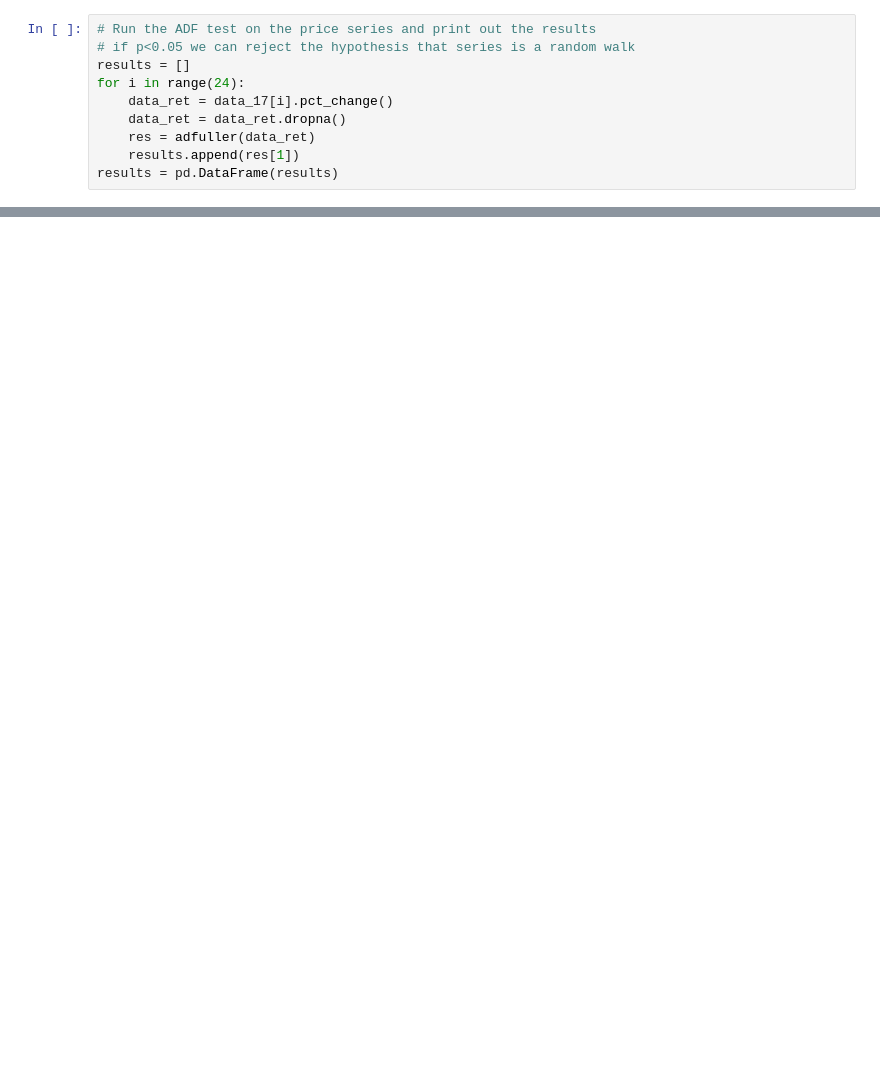
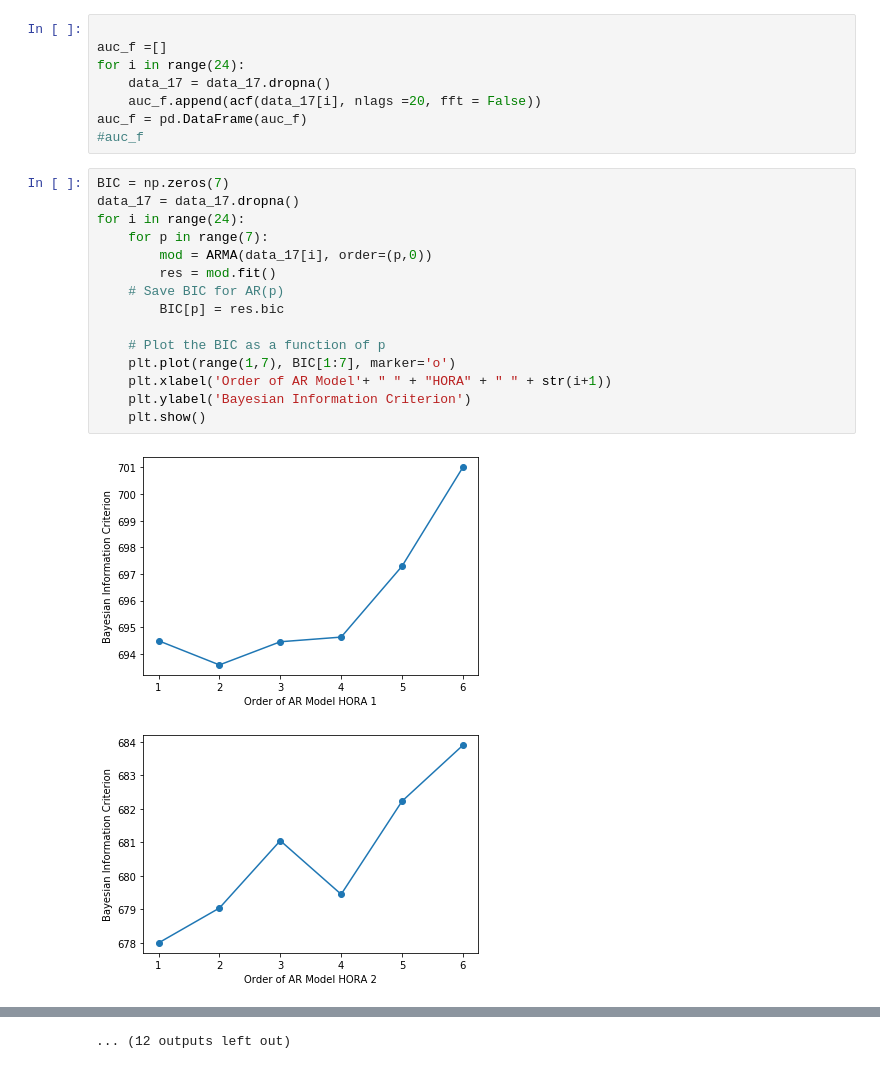
Before and after one commit to ERAUMECR/T_S_Analysis, a Jupyter notebook: Mondays_17_18_19.ipynb, the cells around one changed output, grey strips where cells are left out. Saved outputs shown, nothing was run; the diff lists cells and outputs as text; blank space fills up the shorter version.

```diff
--- a/Mondays_17_18_19.ipynb
+++ b/Mondays_17_18_19.ipynb
@@ -67,10 +122,26 @@ for i in range(24):
-# %%
-# Run the ADF test on the price series and print out the results
-# if p<0.05 we can reject the hypothesis that series is a random walk
-results = []
-for i in range(24):
-    data_ret = data_17[i].pct_change()
-    data_ret = data_ret.dropna()
-    res = adfuller(data_ret)
-    results.append(res[1])
-results = pd.DataFrame(results)
+# %%
+
+auc_f =[]
+for i in range(24):
+    data_17 = data_17.dropna()
+    auc_f.append(acf(data_17[i], nlags =20, fft = False))
+auc_f = pd.DataFrame(auc_f)
+#auc_f
+# %%
+BIC = np.zeros(7)
+data_17 = data_17.dropna()
+for i in range(24):
+    for p in range(7):
+        mod = ARMA(data_17[i], order=(p,0))
+        res = mod.fit()
+    # Save BIC for AR(p)
+        BIC[p] = res.bic
+
+    # Plot the BIC as a function of p
+    plt.plot(range(1,7), BIC[1:7], marker='o')
+    plt.xlabel('Order of AR Model'+ " " + "HORA" + " " + str(i+1))
+    plt.ylabel('Bayesian Information Criterion')
+    plt.show()
+# %% [output]
+[figure, added]
+[figure, added]
@@ -76,0 +158 @@ results = pd.DataFrame(results)
+... (12 outputs left out)
```
Also changed, not shown: parts of 7 cells of this notebook, 2 other files.
